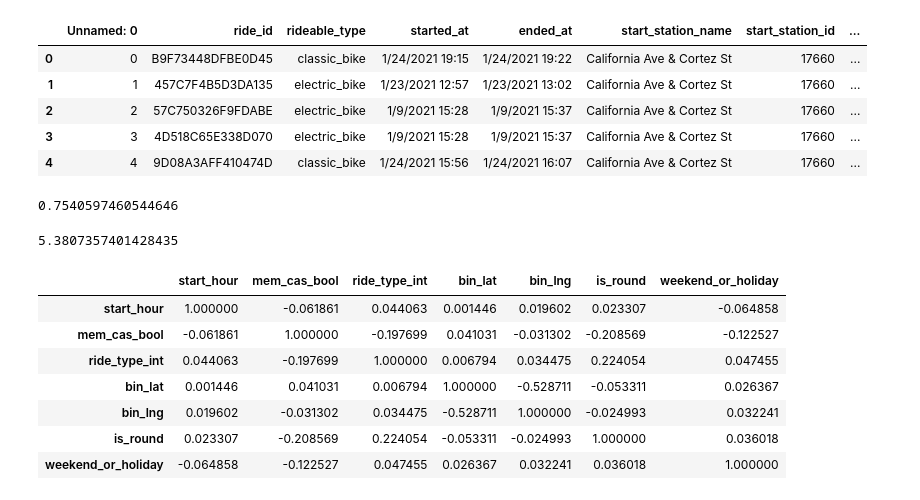
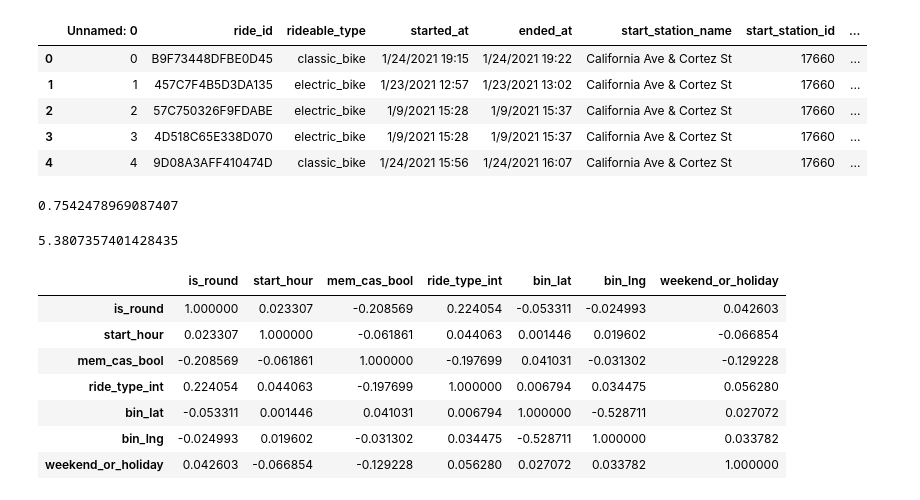
Before and after one commit to OwenJanssen/CS-396-Divvy-Bikes, a Jupyter notebook: LogRegress2.ipynb, the cells around one changed output. Saved outputs shown, nothing was run; the diff lists cells and outputs as text; code cells hidden in the pictures.

```diff
--- a/LogRegress2.ipynb
+++ b/LogRegress2.ipynb
@@ -79,7 +80,7 @@ holidays = ['2020-01-01', '2020-01-20', '2020-05-25', '2020-07-03', '2020-09-07'
 
 def is_wkd(date):
     current_timestamp = pd.Timestamp(date)
-    return current_timestamp.dayofweek in [5,6] or row['datetime'] in holidays
+    return current_timestamp.dayofweek in [5,6] or date in holidays
 
 
 df['weekend_or_holiday'] = df["datetime"].apply(is_wkd)
@@ -113,19 +114,19 @@ cv_results1 = cross_validate(lr1, X_new, df["is_round"], scoring="roc_auc", cv=5
 
 cv_results1["test_score"].mean()
 # %% [output]
-0.7540597460544646
+0.7542478969087407
 # %%
 len(df[df["is_round"] == 0]) / len(df[df["is_round"] == 1])
 # %% [output]
 5.3807357401428435
 # %%
-df[["start_hour", "mem_cas_bool", "ride_type_int", "bin_lat", "bin_lng","is_round", "weekend_or_holiday"]].corr()
+df[["is_round", "start_hour", "mem_cas_bool", "ride_type_int", "bin_lat", "bin_lng","weekend_or_holiday"]].corr()
 # %% [output]
-|  | start_hour | mem_cas_bool | ride_type_int | bin_lat | bin_lng | is_round | weekend_or_holiday |
-| start_hour | 1.000000 | -0.061861 | 0.044063 | 0.001446 | 0.019602 | 0.023307 | -0.064858 |
-| mem_cas_bool | -0.061861 | 1.000000 | -0.197699 | 0.041031 | -0.031302 | -0.208569 | -0.122527 |
-| ride_type_int | 0.044063 | -0.197699 | 1.000000 | 0.006794 | 0.034475 | 0.224054 | 0.047455 |
-| bin_lat | 0.001446 | 0.041031 | 0.006794 | 1.000000 | -0.528711 | -0.053311 | 0.026367 |
-| bin_lng | 0.019602 | -0.031302 | 0.034475 | -0.528711 | 1.000000 | -0.024993 | 0.032241 |
-| is_round | 0.023307 | -0.208569 | 0.224054 | -0.053311 | -0.024993 | 1.000000 | 0.036018 |
-| weekend_or_holiday | -0.064858 | -0.122527 | 0.047455 | 0.026367 | 0.032241 | 0.036018 | 1.000000 |
+|  | is_round | start_hour | mem_cas_bool | ride_type_int | bin_lat | bin_lng | weekend_or_holiday |
+| is_round | 1.000000 | 0.023307 | -0.208569 | 0.224054 | -0.053311 | -0.024993 | 0.042603 |
+| start_hour | 0.023307 | 1.000000 | -0.061861 | 0.044063 | 0.001446 | 0.019602 | -0.066854 |
+| mem_cas_bool | -0.208569 | -0.061861 | 1.000000 | -0.197699 | 0.041031 | -0.031302 | -0.129228 |
+| ride_type_int | 0.224054 | 0.044063 | -0.197699 | 1.000000 | 0.006794 | 0.034475 | 0.056280 |
+| bin_lat | -0.053311 | 0.001446 | 0.041031 | 0.006794 | 1.000000 | -0.528711 | 0.027072 |
+| bin_lng | -0.024993 | 0.019602 | -0.031302 | 0.034475 | -0.528711 | 1.000000 | 0.033782 |
+| weekend_or_holiday | 0.042603 | -0.066854 | -0.129228 | 0.056280 | 0.027072 | 0.033782 | 1.000000 |
```
Also changed, not shown: parts of 11 cells of this notebook, 1 other file.
